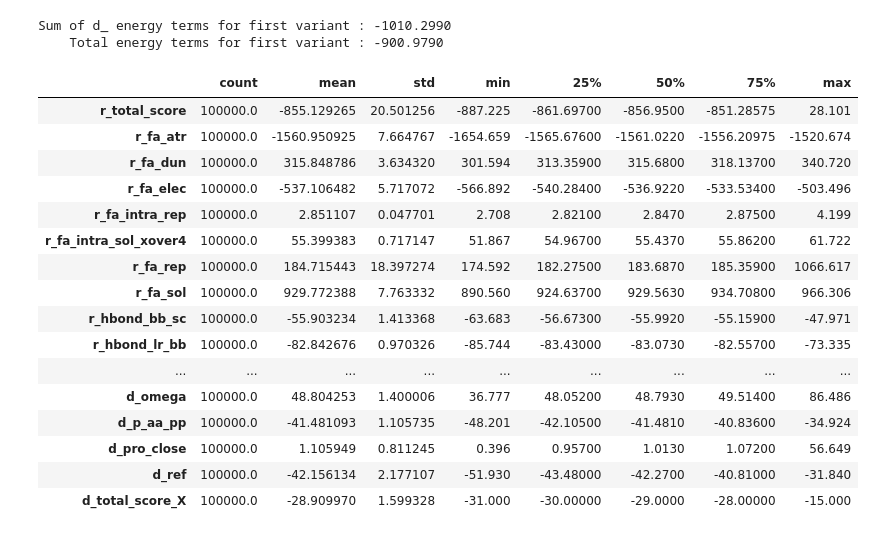
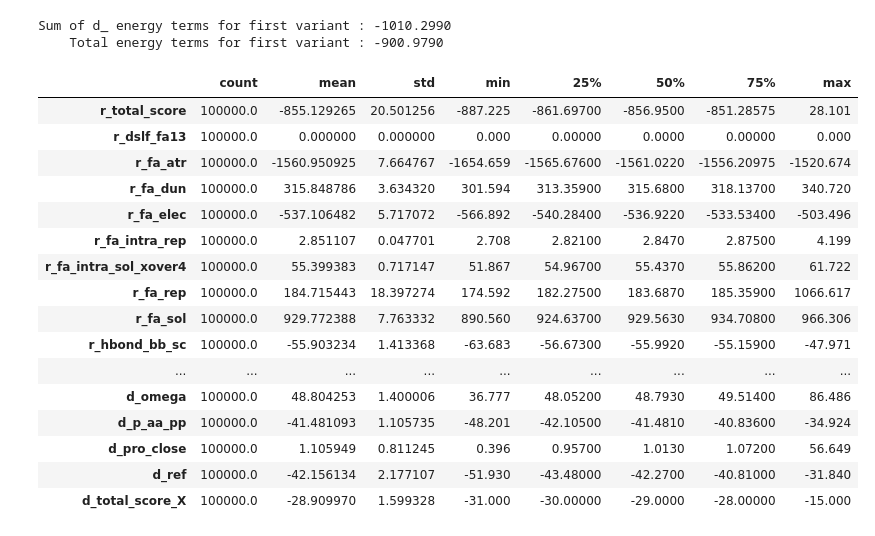
Before and after one commit to RomeroLab/sadx-latent-function, a Jupyter notebook: projects/Biochemical_Ordinal/scripts/nb_rosetta_postprocess.ipynb, the cells around one changed output. Saved outputs shown, nothing was run; the diff lists cells and outputs as text; code cells hidden in the pictures.

Commit message:
test/training split (saving all columns except descriptions)

```diff
--- a/projects/Biochemical_Ordinal/scripts/nb_rosetta_postprocess.ipynb
+++ b/projects/Biochemical_Ordinal/scripts/nb_rosetta_postprocess.ipynb
@@ -19,15 +39,3 @@ df = rosetta_db.get_energy_scores(parent="2D")
 # %%
-columns_to_drop = []
-
-# columns to delete from docked scores
-# These are all constant (std = 0)
-columns_to_drop += list(df.describe().loc[:, df.describe().loc['std'] == 0].columns)
-
-print(f"Dropping {len(columns_to_drop)} columns: ", columns_to_drop)
-df.drop(columns=columns_to_drop, inplace=True)
-
-print()
-print(f"Keeping  {len(df.columns)} columns: ", list(df.columns))
-
 df.head()
 # %% [output]
@@ -93,10 +100,12 @@ print(f"    Total energy terms for first variant : {df.loc[0, 'd_total_score']:.
 Sum of d_ energy terms for first variant : -1010.2990
     Total energy terms for first variant : -900.9790
 # %%
-df.describe().transpose()
+with pd.option_context("display.max_rows", 1000):
+    display(df.describe().transpose())
 # %% [output]
 |  | count | mean | std | min | 25% | 50% | 75% | max |
 | r_total_score | 100000.0 | -855.129265 | 20.501256 | -887.225 | -861.69700 | -856.9500 | -851.28575 | 28.101 |
+| r_dslf_fa13 | 100000.0 | 0.000000 | 0.000000 | 0.000 | 0.00000 | 0.0000 | 0.00000 | 0.000 |
 | r_fa_atr | 100000.0 | -1560.950925 | 7.664767 | -1654.659 | -1565.67600 | -1561.0220 | -1556.20975 | -1520.674 |
 | r_fa_dun | 100000.0 | 315.848786 | 3.634320 | 301.594 | 313.35900 | 315.6800 | 318.13700 | 340.720 |
 | r_fa_elec | 100000.0 | -537.106482 | 5.717072 | -566.892 | -540.28400 | -536.9220 | -533.53400 | -503.496 |
@@ -105,7 +114,6 @@ df.describe().transpose()
 | r_fa_rep | 100000.0 | 184.715443 | 18.397274 | 174.592 | 182.27500 | 183.6870 | 185.35900 | 1066.617 |
 | r_fa_sol | 100000.0 | 929.772388 | 7.763332 | 890.560 | 924.63700 | 929.5630 | 934.70800 | 966.306 |
 | r_hbond_bb_sc | 100000.0 | -55.903234 | 1.413368 | -63.683 | -56.67300 | -55.9920 | -55.15900 | -47.971 |
-| r_hbond_lr_bb | 100000.0 | -82.842676 | 0.970326 | -85.744 | -83.43000 | -83.0730 | -82.55700 | -73.335 |
 | ... | ... | ... | ... | ... | ... | ... | ... | ... |
 | d_omega | 100000.0 | 48.804253 | 1.400006 | 36.777 | 48.05200 | 48.7930 | 49.51400 | 86.486 |
 | d_p_aa_pp | 100000.0 | -41.481093 | 1.105735 | -48.201 | -42.10500 | -41.4810 | -40.83600 | -34.924 |
```
Also changed, not shown: parts of 3 cells of this notebook.
